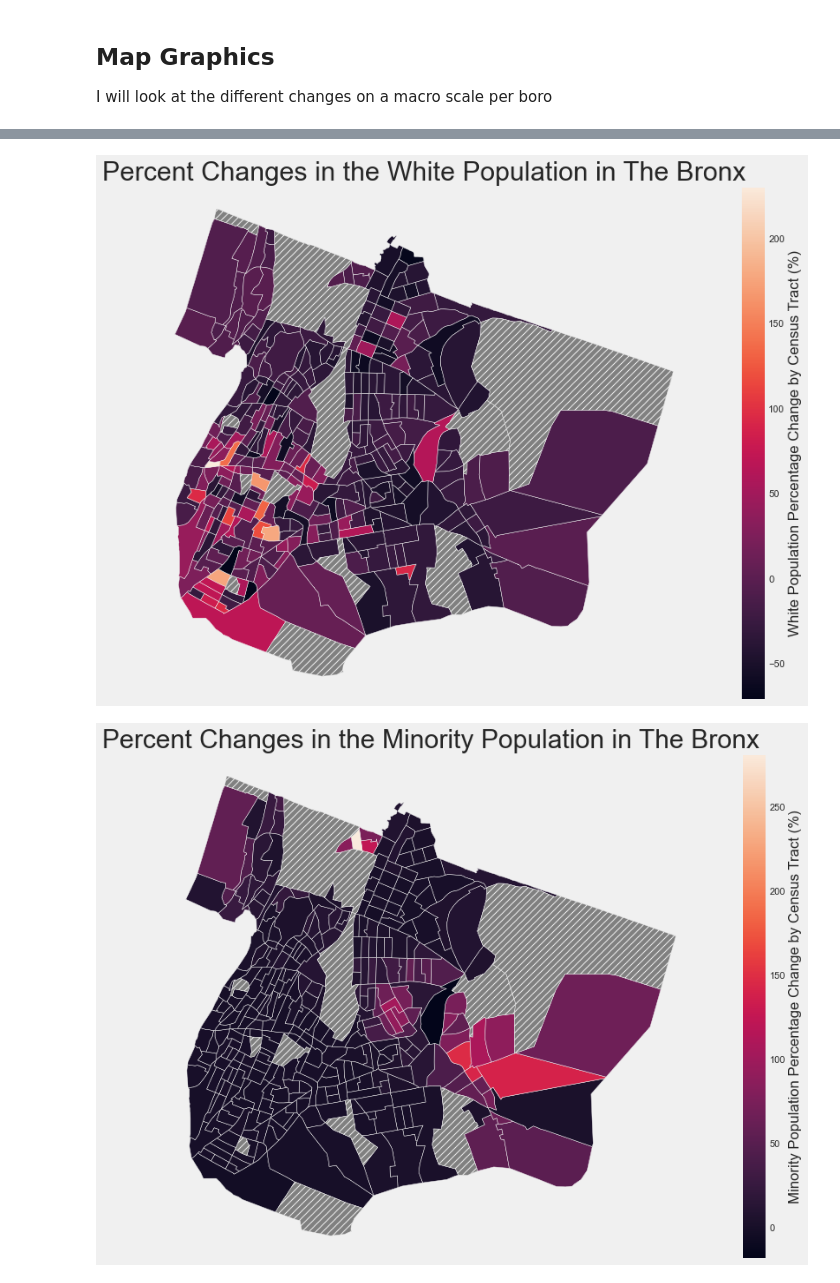
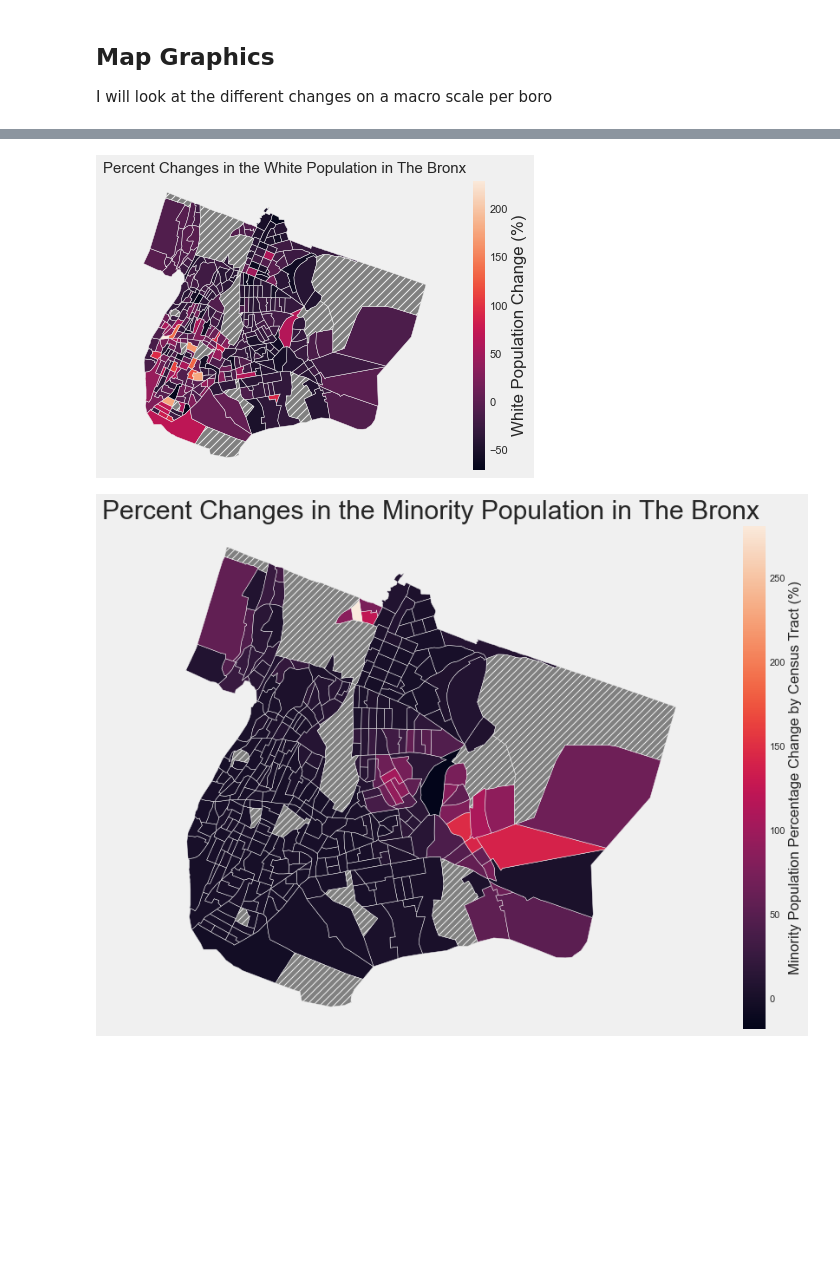
Before and after one commit to ptorres001/cluster_gentrification_new_york, a Jupyter notebook: 02_EDA.ipynb, the cells around one changed output, grey strips where cells are left out. Drawn from its saved outputs; the diff is of its cells as text; code cells hidden in the pictures; blank space fills up the shorter version.

Commit message:
Looking at new images

```diff
--- a/02_EDA.ipynb
+++ b/02_EDA.ipynb
@@ -355,19 +355,19 @@ df_geo.head()
 bx = pd.read_pickle('PKL/bx_gpd.pkl')
 bx_g = bx_g.merge(bx, on='TRACTID', how = 'left')
 # %%
-fig, ax = plt.subplots(figsize = (15,10))
+fig, ax = plt.subplots(figsize = (10,5))
 
 bx_g.plot(column='NHWHT10%_NHWHT00%', ax=ax,
           legend=True,missing_kwds={'color': 'grey', "label": "Non-Residential","hatch": "///"},
-          legend_kwds={'label': "White Population Percentage Change by Census Tract (%)"});
-ax.set_title('Percent Changes in the White Population in The Bronx',fontdict = {'fontsize': 30})
+          legend_kwds={'label': "White Population Change (%)"});
+ax.set_title('Percent Changes in the White Population in The Bronx',fontdict = {'fontsize': 15})
 ax.grid(False)
 ax.set_xticks([])
 ax.set_yticks([])
 plt.savefig('Images/bronx_map_white_change.png', dpi=300, bbox_inches= 'tight',
             padding_inches = 4, transparent = True )
 # %% [output]
-[figure, old version]
+[figure, new version]
 # %%
 fig, ax = plt.subplots(figsize = (15,10))
 bx_g.plot(column='NONWHT10%_NONWHT00%', ax=ax,
```
Also changed, not shown: parts of 3 cells of this notebook.
